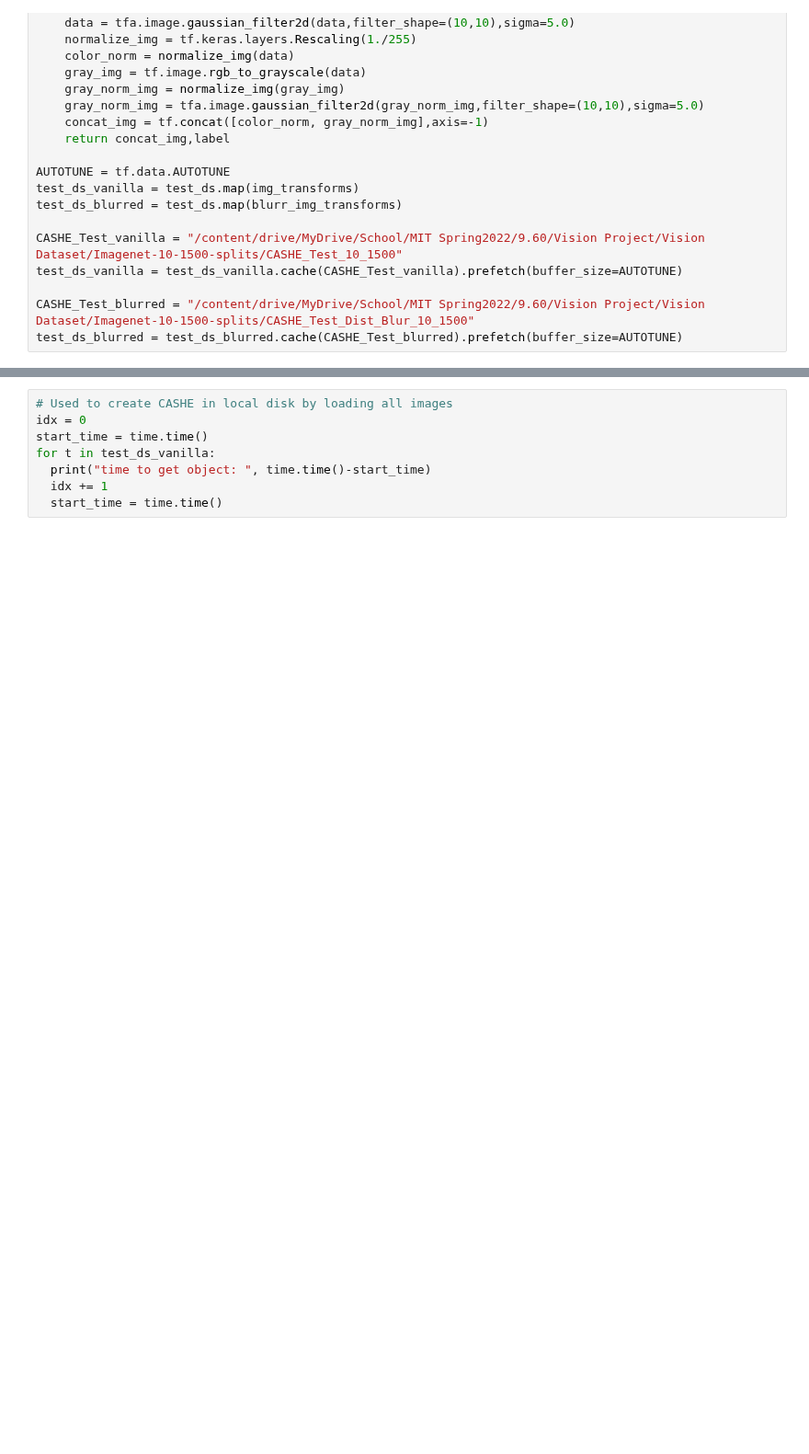
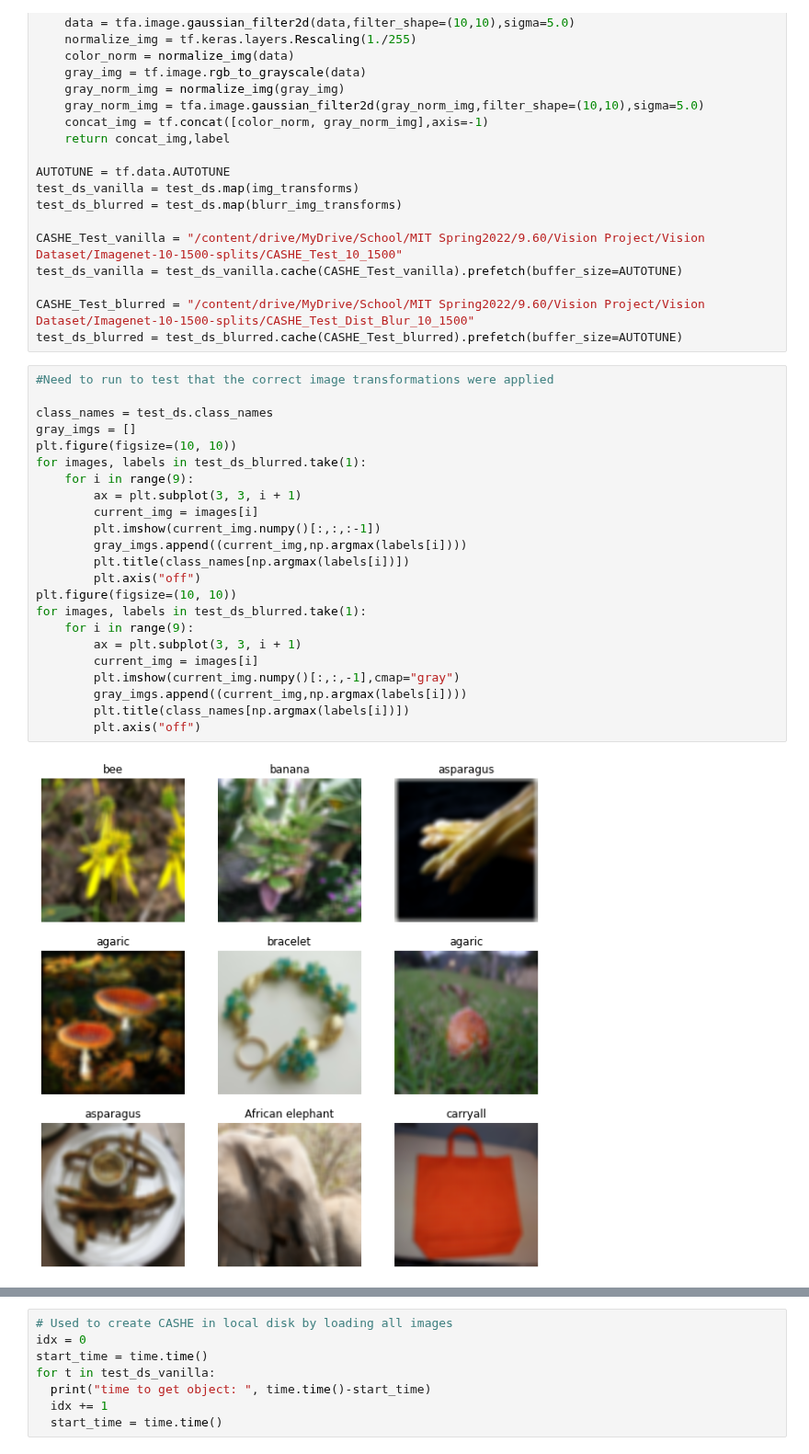
Before and after one commit to nelsonalbertohj/Magno-Parvo-CNN, a Jupyter notebook: Data_analysis_and_results.ipynb, the cells around one changed output, grey strips where cells are left out. Shown at 92% size. Drawn from its saved outputs; the diff is of its cells as text; blank space fills up the shorter version.

```diff
--- a/Data_analysis_and_results.ipynb
+++ b/Data_analysis_and_results.ipynb
@@ -82,3 +82,28 @@ test_ds_vanilla = test_ds_vanilla.cache(CASHE_Test_vanilla).prefetch(buffer_size
 
 CASHE_Test_blurred = "/content/drive/MyDrive/School/MIT Spring2022/9.60/Vision Project/Vision Dataset/Imagenet-10-1500-splits/CASHE_Test_Dist_Blur_10_1500"
 test_ds_blurred = test_ds_blurred.cache(CASHE_Test_blurred).prefetch(buffer_size=AUTOTUNE)
+# %%
+#Need to run to test that the correct image transformations were applied
+
+class_names = test_ds.class_names
+gray_imgs = []
+plt.figure(figsize=(10, 10))
+for images, labels in test_ds_blurred.take(1):
+    for i in range(9):
+        ax = plt.subplot(3, 3, i + 1)
+        current_img = images[i]
+        plt.imshow(current_img.numpy()[:,:,:-1])
+        gray_imgs.append((current_img,np.argmax(labels[i])))
+        plt.title(class_names[np.argmax(labels[i])])
+        plt.axis("off")
+plt.figure(figsize=(10, 10))
+for images, labels in test_ds_blurred.take(1):
+    for i in range(9):
+        ax = plt.subplot(3, 3, i + 1)
+        current_img = images[i]
+        plt.imshow(current_img.numpy()[:,:,-1],cmap="gray")
+        gray_imgs.append((current_img,np.argmax(labels[i])))
+        plt.title(class_names[np.argmax(labels[i])])
+        plt.axis("off")
+# %% [output]
+[figure, added]
```
Also changed, not shown: parts of 10 cells of this notebook.
